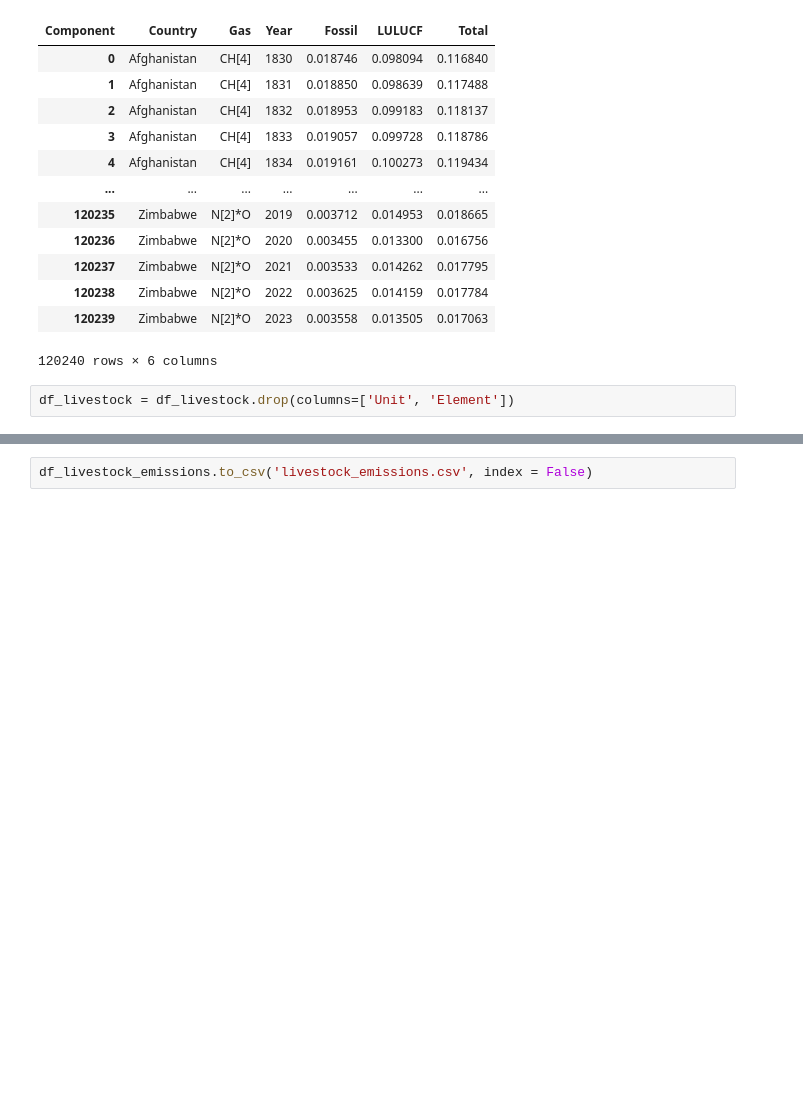
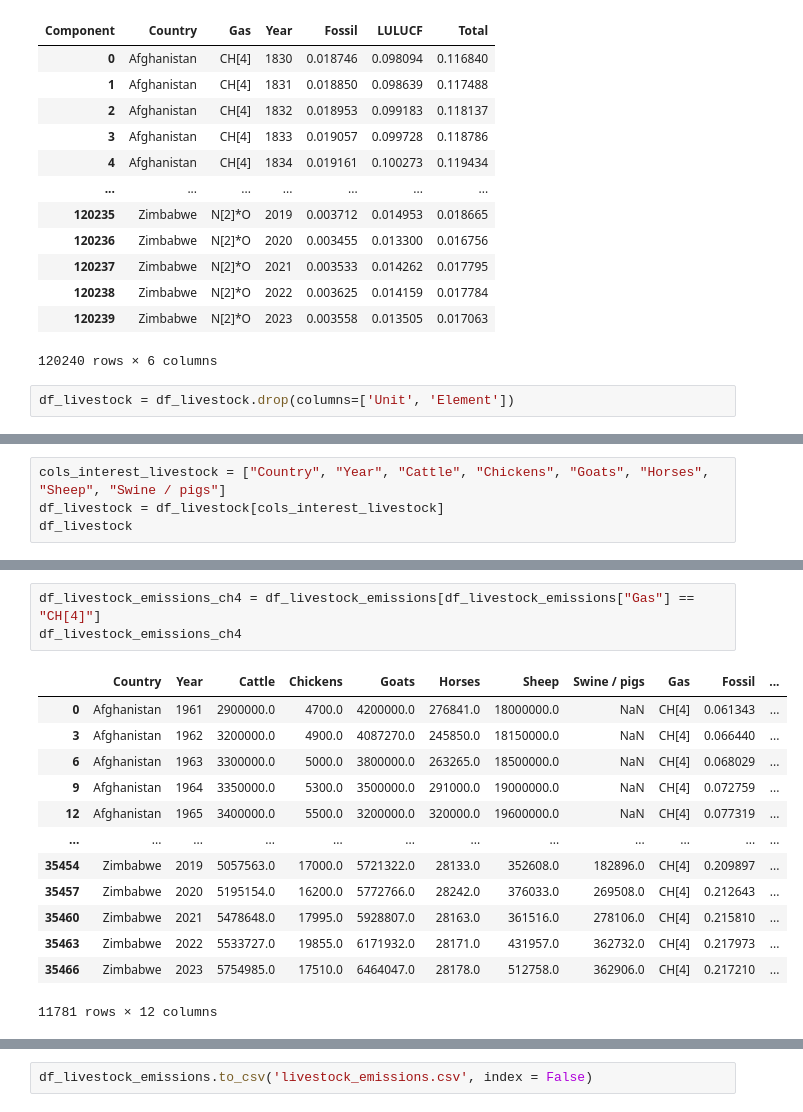
Before and after one commit to nkar20/wics2025, a Jupyter notebook: livestock_emissions.ipynb, the cells around one changed output, grey strips where cells are left out. Drawn from its saved outputs; the diff is of its cells as text; blank space fills up the shorter version.

```diff
--- a/livestock_emissions.ipynb
+++ b/livestock_emissions.ipynb
@@ -298,0 +295,4 @@ df_livestock_emissions = df_livestock_emissions[df_livestock_emissions['Gas']=='
+# %%
+cols_interest_livestock = ["Country", "Year", "Cattle", "Chickens", "Goats", "Horses", "Sheep", "Swine / pigs"]
+df_livestock = df_livestock[cols_interest_livestock]
+df_livestock
@@ -298,0 +332,17 @@ df_livestock_emissions = df_livestock_emissions[df_livestock_emissions['Gas']=='
+# %%
+df_livestock_emissions_ch4 = df_livestock_emissions[df_livestock_emissions["Gas"] == "CH[4]"]
+df_livestock_emissions_ch4
+# %% [output]
+|  | Country | Year | Cattle | Chickens | Goats | Horses | Sheep | Swine / pigs | Gas | Fossil | ... |
+| 0 | Afghanistan | 1961 | 2900000.0 | 4700.0 | 4200000.0 | 276841.0 | 18000000.0 | NaN | CH[4] | 0.061343 | ... |
+| 3 | Afghanistan | 1962 | 3200000.0 | 4900.0 | 4087270.0 | 245850.0 | 18150000.0 | NaN | CH[4] | 0.066440 | ... |
+| 6 | Afghanistan | 1963 | 3300000.0 | 5000.0 | 3800000.0 | 263265.0 | 18500000.0 | NaN | CH[4] | 0.068029 | ... |
+| 9 | Afghanistan | 1964 | 3350000.0 | 5300.0 | 3500000.0 | 291000.0 | 19000000.0 | NaN | CH[4] | 0.072759 | ... |
+| 12 | Afghanistan | 1965 | 3400000.0 | 5500.0 | 3200000.0 | 320000.0 | 19600000.0 | NaN | CH[4] | 0.077319 | ... |
+| ... | ... | ... | ... | ... | ... | ... | ... | ... | ... | ... | ... |
+| 35454 | Zimbabwe | 2019 | 5057563.0 | 17000.0 | 5721322.0 | 28133.0 | 352608.0 | 182896.0 | CH[4] | 0.209897 | ... |
+| 35457 | Zimbabwe | 2020 | 5195154.0 | 16200.0 | 5772766.0 | 28242.0 | 376033.0 | 269508.0 | CH[4] | 0.212643 | ... |
+| 35460 | Zimbabwe | 2021 | 5478648.0 | 17995.0 | 5928807.0 | 28163.0 | 361516.0 | 278106.0 | CH[4] | 0.215810 | ... |
+| 35463 | Zimbabwe | 2022 | 5533727.0 | 19855.0 | 6171932.0 | 28171.0 | 431957.0 | 362732.0 | CH[4] | 0.217973 | ... |
+| 35466 | Zimbabwe | 2023 | 5754985.0 | 17510.0 | 6464047.0 | 28178.0 | 512758.0 | 362906.0 | CH[4] | 0.217210 | ... |
+11781 rows × 12 columns
```
Also changed, not shown: parts of 16 cells of this notebook.
